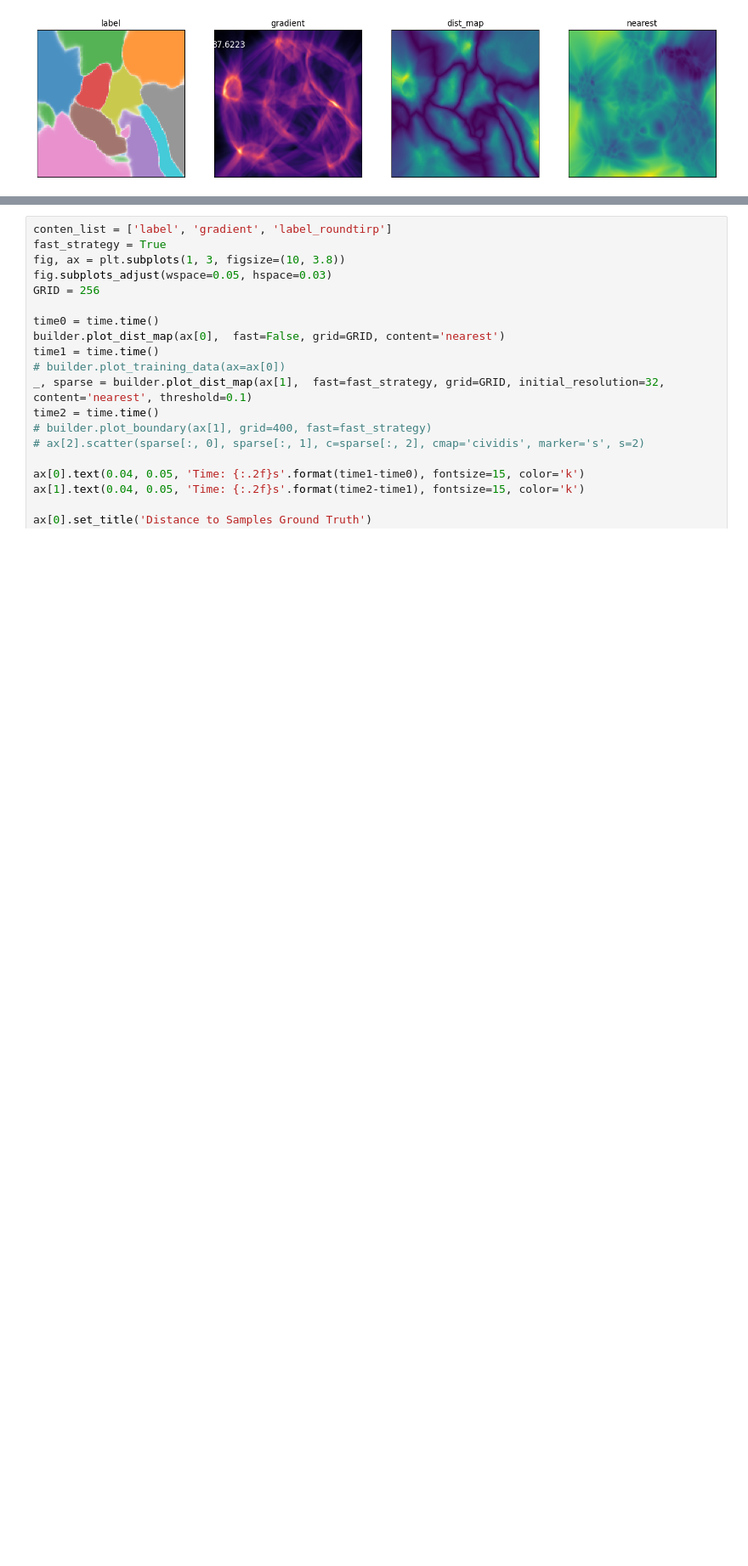
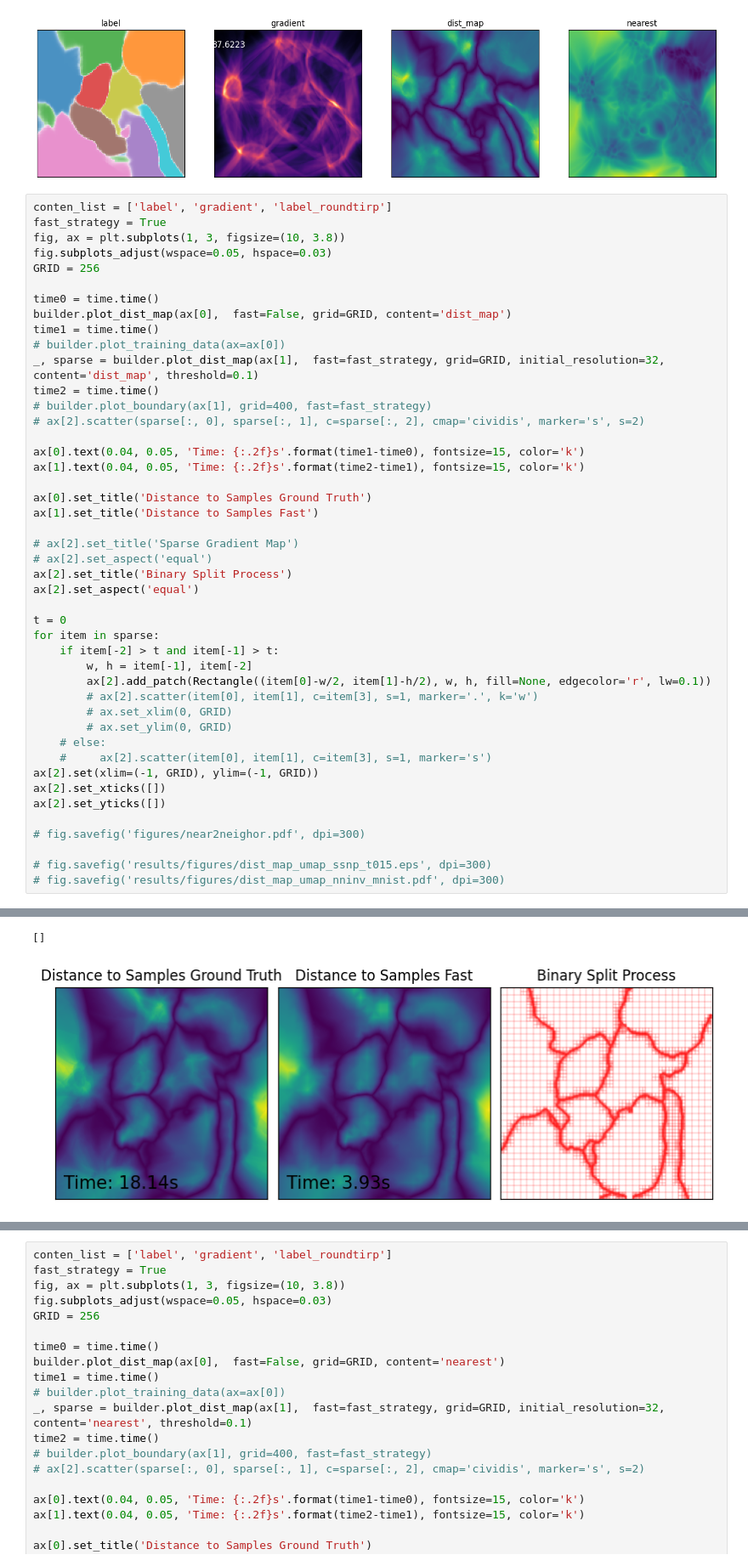
Before and after one commit to wuyuyu1024/map_builder, a Jupyter notebook: draft.ipynb, the cells around one changed output, grey strips where cells are left out. Shown at 85% size. Cells and saved outputs as stored; diff of their text form; blank space fills up the shorter version.

Commit message:
setting up to search threshold for dist2b

```diff
--- a/draft.ipynb
+++ b/draft.ipynb
@@ -178,3 +177,49 @@ time accumulative2: 0.05096626281738281
 time called: 1
 time total: 0.7789199352264404
 [figure]
+# %%
+conten_list = ['label', 'gradient', 'label_roundtirp']
+fast_strategy = True
+fig, ax = plt.subplots(1, 3, figsize=(10, 3.8))
+fig.subplots_adjust(wspace=0.05, hspace=0.03)
+GRID = 256
+
+time0 = time.time()
+builder.plot_dist_map(ax[0],  fast=False, grid=GRID, content='dist_map')
+time1 = time.time()
+# builder.plot_training_data(ax=ax[0])
+_, sparse = builder.plot_dist_map(ax[1],  fast=fast_strategy, grid=GRID, initial_resolution=32, content='dist_map', threshold=0.1)
+time2 = time.time()
+# builder.plot_boundary(ax[1], grid=400, fast=fast_strategy)
+# ax[2].scatter(sparse[:, 0], sparse[:, 1], c=sparse[:, 2], cmap='cividis', marker='s', s=2)
+
+ax[0].text(0.04, 0.05, 'Time: {:.2f}s'.format(time1-time0), fontsize=15, color='k')
+ax[1].text(0.04, 0.05, 'Time: {:.2f}s'.format(time2-time1), fontsize=15, color='k')
+
+ax[0].set_title('Distance to Samples Ground Truth')
+ax[1].set_title('Distance to Samples Fast')
+
+# ax[2].set_title('Sparse Gradient Map')
+# ax[2].set_aspect('equal')
+ax[2].set_title('Binary Split Process')
+ax[2].set_aspect('equal')
+
+t = 0
+for item in sparse:
+    if item[-2] > t and item[-1] > t:
+        w, h = item[-1], item[-2]
+        ax[2].add_patch(Rectangle((item[0]-w/2, item[1]-h/2), w, h, fill=None, edgecolor='r', lw=0.1))
+        # ax[2].scatter(item[0], item[1], c=item[3], s=1, marker='.', k='w')
+        # ax.set_xlim(0, GRID)
+        # ax.set_ylim(0, GRID)
+    # else:
+    #     ax[2].scatter(item[0], item[1], c=item[3], s=1, marker='s')
+ax[2].set(xlim=(-1, GRID), ylim=(-1, GRID))
+ax[2].set_xticks([])
+ax[2].set_yticks([])
+
+# fig.savefig('figures/near2neighor.pdf', dpi=300)
+
+# fig.savefig('results/figures/dist_map_umap_ssnp_t015.eps', dpi=300)
+# fig.savefig('results/figures/dist_map_umap_nninv_mnist.pdf', dpi=300)
+# %% [output]
@@ -180,0 +237,2 @@ time total: 0.7789199352264404
+[]
+[figure, added]
```
Also changed, not shown: parts of 4 cells of this notebook.
